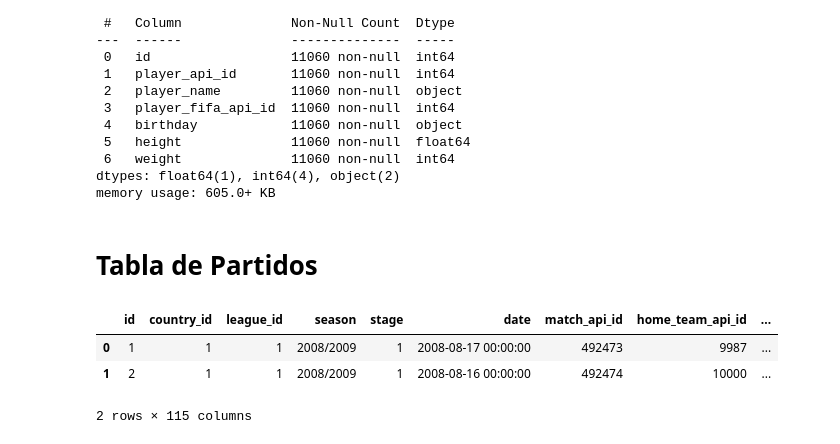
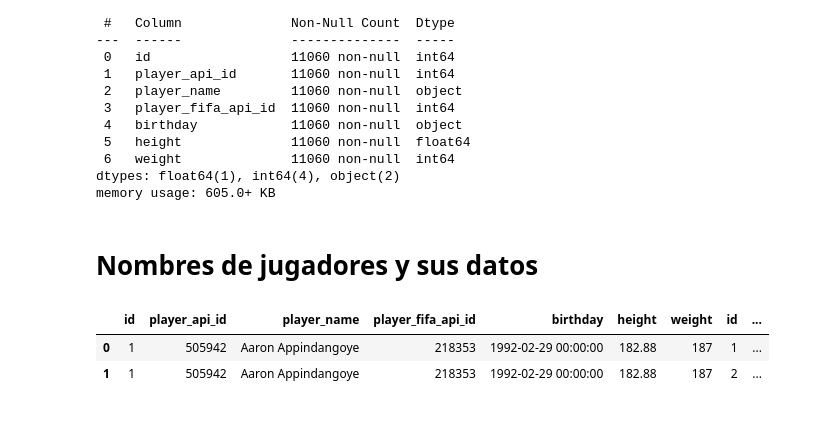
Before and after one commit to abelito89/uefa_champions_league, a Jupyter notebook: notebooks/analisis.ipynb, the cells around one changed output. Cells and saved outputs as stored; diff of their text form; code cells hidden in the pictures.

```diff
--- a/notebooks/analisis.ipynb
+++ b/notebooks/analisis.ipynb
@@ -13,3 +14,5 @@ import pandas as pd
+# %%
+pd.set_option("display.max_columns", None)
 # %% [markdown]
 Conexion con la base de datos SQLite
 # %%
@@ -89,13 +91,12 @@ Data columns (total 7 columns):
  6   weight              11060 non-null  int64
 dtypes: float64(1), int64(4), object(2)
 memory usage: 605.0+ KB
-# %% [markdown]
-# Tabla de Partidos
+# %% [markdown]
+# Nombres de jugadores y sus datos
 # %%
-df_Match = pd.read_sql_query("SELECT * FROM Match", db_sqlite)
-df_Match.head(2)
+df_Players_full = pd.read_sql_query("SELECT p.*, pa.* FROM Player_Attributes pa JOIN Player p on pa.player_api_id = p.player_api_id", db_sqlite)
+df_Players_full.head(2)
 # %% [output]
-|  | id | country_id | league_id | season | stage | date | match_api_id | home_team_api_id | ... |
-| 0 | 1 | 1 | 1 | 2008/2009 | 1 | 2008-08-17 00:00:00 | 492473 | 9987 | ... |
-| 1 | 2 | 1 | 1 | 2008/2009 | 1 | 2008-08-16 00:00:00 | 492474 | 10000 | ... |
+|  | id | player_api_id | player_name | player_fifa_api_id | birthday | height | weight | id | ... |
+| 0 | 1 | 505942 | Aaron Appindangoye | 218353 | 1992-02-29 00:00:00 | 182.88 | 187 | 1 | ... |
+| 1 | 1 | 505942 | Aaron Appindangoye | 218353 | 1992-02-29 00:00:00 | 182.88 | 187 | 2 | ... |
-2 rows × 115 columns
```
Also changed, not shown: parts of 18 cells of this notebook, 1 other file.
